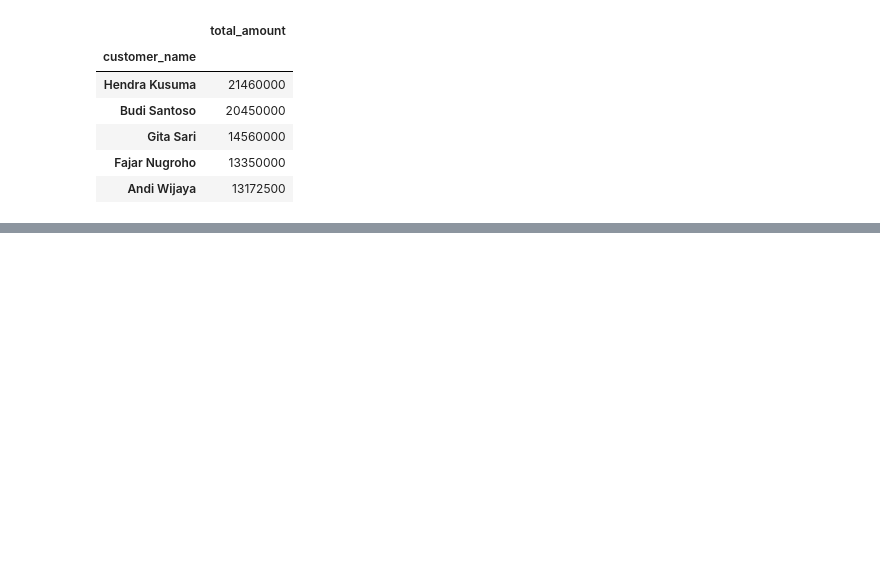
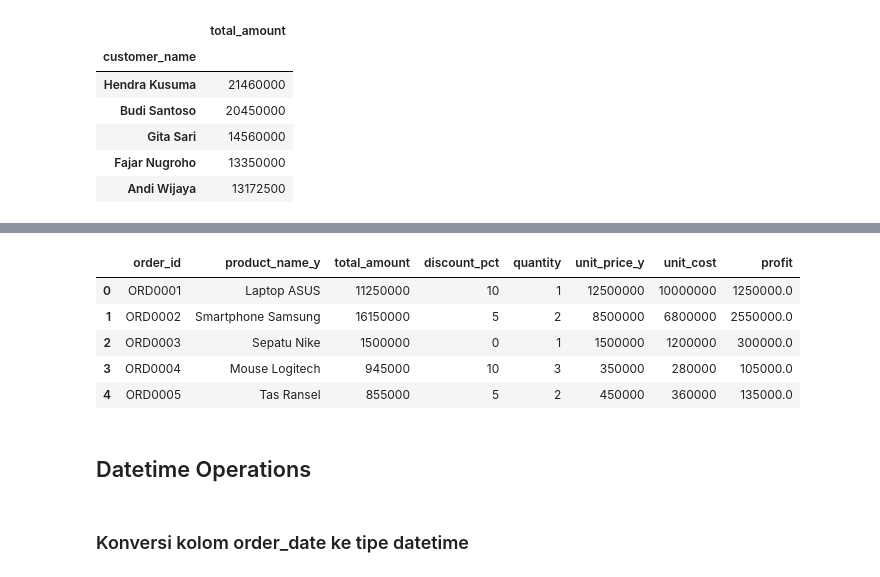
Before and after one commit to galahad20/assignment_Data_Manipulation, a Jupyter notebook: ASSIGNMENT_TEMP_DE14_DAY11_DIMAS_ABIAN_IHSAN.ipynb, the cells around one changed output, grey strips where cells are left out. Saved outputs shown, nothing was run; the diff lists cells and outputs as text; code cells hidden in the pictures; blank space fills up the shorter version.

```diff
--- a/ASSIGNMENT_TEMP_DE14_DAY11_DIMAS_ABIAN_IHSAN.ipynb
+++ b/ASSIGNMENT_TEMP_DE14_DAY11_DIMAS_ABIAN_IHSAN.ipynb
@@ -275,0 +306,6 @@ order.groupby('customer_name').agg({
+# %%
+#perhitungan profit
+order_with_prod['profit'] = ((order_with_prod['unit_price_y'] * order_with_prod['quantity']) * (1 - order_with_prod['discount_pct']/100))  - (order_with_prod['unit_cost'] * order_with_prod['quantity'])
+
+#filtering with group by
+order_with_prod.groupby('order_id')['profit'].sum().reset_index()
@@ -275,0 +330,22 @@ order.groupby('customer_name').agg({
+# %%
+#detail order_per_profit
+order_with_prod.groupby('order_id').agg({
+    'product_name_y' : 'first',
+    'total_amount' : 'first',
+    'discount_pct' : 'first',
+    'quantity' : 'sum',
+    'unit_price_y' : 'first',
+    'unit_cost' : 'first',
+    'profit' : 'sum'
+}).reset_index().head()
+# %% [output]
+|  | order_id | product_name_y | total_amount | discount_pct | quantity | unit_price_y | unit_cost | profit |
+| 0 | ORD0001 | Laptop ASUS | 11250000 | 10 | 1 | 12500000 | 10000000 | 1250000.0 |
+| 1 | ORD0002 | Smartphone Samsung | 16150000 | 5 | 2 | 8500000 | 6800000 | 2550000.0 |
+| 2 | ORD0003 | Sepatu Nike | 1500000 | 0 | 1 | 1500000 | 1200000 | 300000.0 |
+| 3 | ORD0004 | Mouse Logitech | 945000 | 10 | 3 | 350000 | 280000 | 105000.0 |
+| 4 | ORD0005 | Tas Ransel | 855000 | 5 | 2 | 450000 | 360000 | 135000.0 |
+# %% [markdown]
+## Datetime Operations
+# %% [markdown]
+### Konversi kolom order_date ke tipe datetime
```
Also changed, not shown: parts of 15 cells of this notebook.
